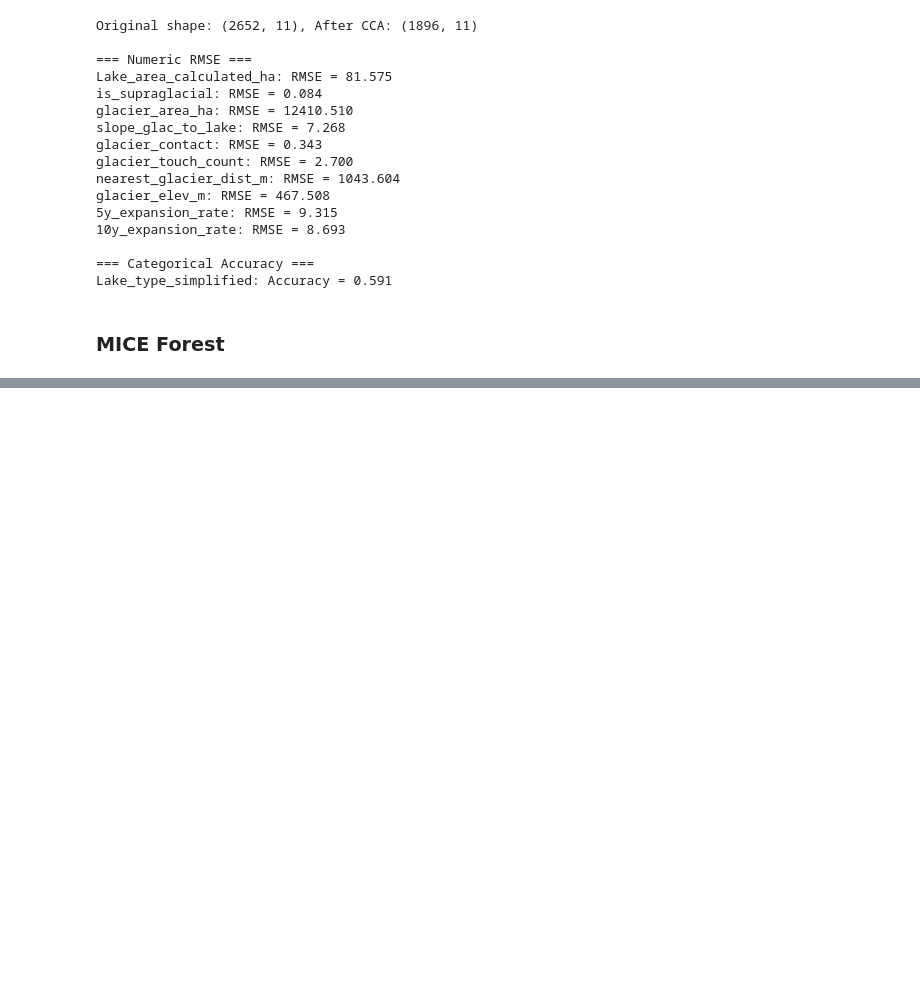
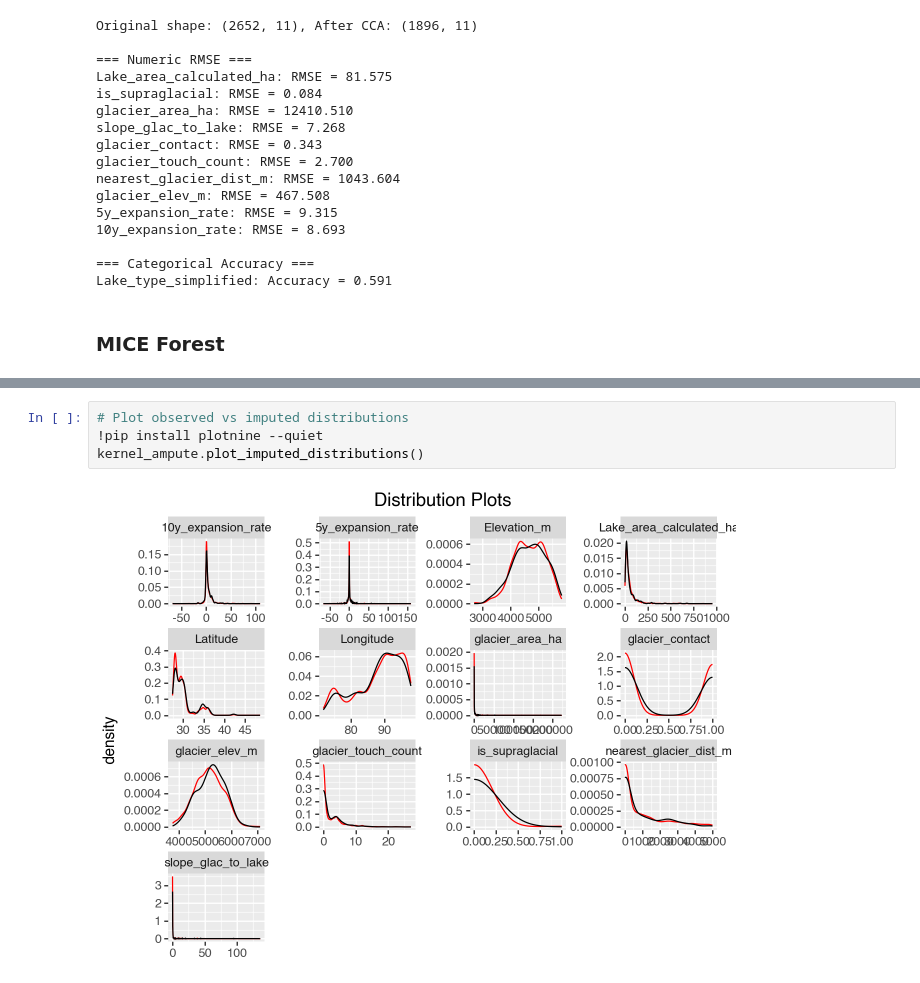
Before and after one commit to SoulNims/GLOF_Risk_ML_Pipeline, a Jupyter notebook: Notebooks/MLcrashcourse.ipynb, the cells around one changed output, grey strips where cells are left out. Cells and saved outputs as stored; diff of their text form; blank space fills up the shorter version.

```diff
--- a/Notebooks/MLcrashcourse.ipynb
+++ b/Notebooks/MLcrashcourse.ipynb
@@ -696,3 +738,9 @@ Lake_type_simplified: Accuracy = 0.833
+# %%
+# Plot observed vs imputed distributions
+!pip install plotnine --quiet
+kernel_ampute.plot_imputed_distributions()
+# %% [output]
+[figure, added]
 # %%
 # Basic statistics for each numeric column
 desc = X_cca.describe().T  # mean, std, min, max, quartiles
```
Also changed, not shown: parts of 13 cells of this notebook, 3 other files.
